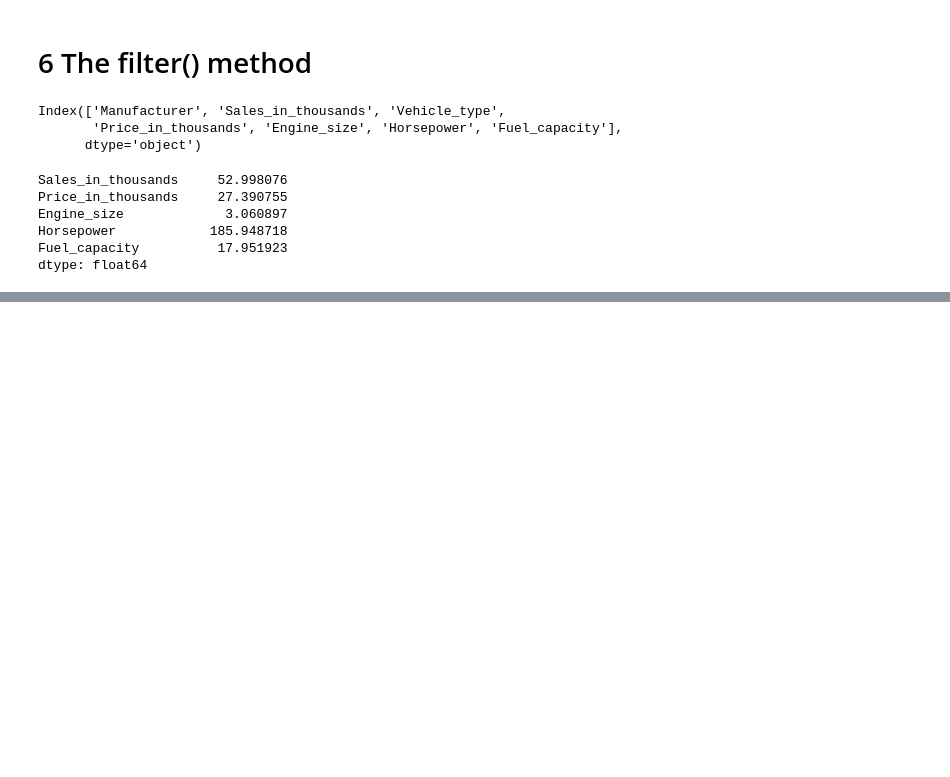
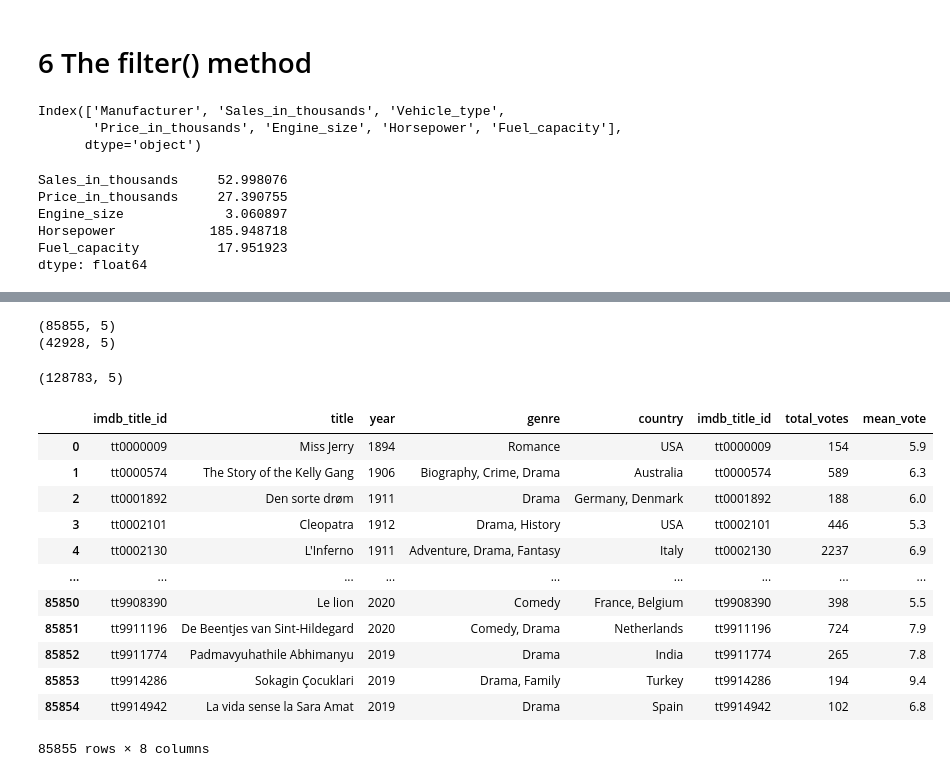
Before and after one commit to claudiahW/fcc_data_science, a Jupyter notebook: groupby.ipynb, the cells around one changed output, grey strips where cells are left out. Saved outputs shown, nothing was run; the diff lists cells and outputs as text; code cells hidden in the pictures; blank space fills up the shorter version.

```diff
--- a/groupby.ipynb
+++ b/groupby.ipynb
@@ -400,0 +420,3 @@ dtype: float64
+# %%
+df_movies = pd.read_csv(r"C:\Users\user\Downloads\IMDb movies.csv\IMDb movies.csv", low_memory=False)
+df_ratings = pd.read_csv(r'C:\Users\user\Downloads\IMDb ratings.csv\IMDb ratings.csv')
@@ -400,0 +444,5 @@ dtype: float64
+# %%
+# selecting columns
+df_movies = df_movies[['imdb_title_id', 'title', 'year', 'genre', 'country']]
+
+df_ratings = df_ratings[['imdb_title_id', 'total_votes', 'mean_vote']]
@@ -400,0 +469,7 @@ dtype: float64
+# %%
+# shape of dataframes that we'll concatenate
+print(df_movies.shape)
+print(df_movies_sample.shape)
+# %% [output]
+(85855, 5)
+(42928, 5)
@@ -400,0 +479,21 @@ dtype: float64
+# %%
+# shape
+df_concat_vertically.shape
+# %% [output]
+(128783, 5)
+# %%
+pd.concat([df_movies,df_ratings], axis=1)
+# %% [output]
+|  | imdb_title_id | title | year | genre | country | imdb_title_id | total_votes | mean_vote |
+| 0 | tt0000009 | Miss Jerry | 1894 | Romance | USA | tt0000009 | 154 | 5.9 |
+| 1 | tt0000574 | The Story of the Kelly Gang | 1906 | Biography, Crime, Drama | Australia | tt0000574 | 589 | 6.3 |
+| 2 | tt0001892 | Den sorte drøm | 1911 | Drama | Germany, Denmark | tt0001892 | 188 | 6.0 |
+| 3 | tt0002101 | Cleopatra | 1912 | Drama, History | USA | tt0002101 | 446 | 5.3 |
+| 4 | tt0002130 | L'Inferno | 1911 | Adventure, Drama, Fantasy | Italy | tt0002130 | 2237 | 6.9 |
+| ... | ... | ... | ... | ... | ... | ... | ... | ... |
+| 85850 | tt9908390 | Le lion | 2020 | Comedy | France, Belgium | tt9908390 | 398 | 5.5 |
+| 85851 | tt9911196 | De Beentjes van Sint-Hildegard | 2020 | Comedy, Drama | Netherlands | tt9911196 | 724 | 7.9 |
+| 85852 | tt9911774 | Padmavyuhathile Abhimanyu | 2019 | Drama | India | tt9911774 | 265 | 7.8 |
+| 85853 | tt9914286 | Sokagin Çocuklari | 2019 | Drama, Family | Turkey | tt9914286 | 194 | 9.4 |
+| 85854 | tt9914942 | La vida sense la Sara Amat | 2019 | Drama | Spain | tt9914942 | 102 | 6.8 |
+85855 rows × 8 columns
```
Also changed, not shown: parts of 29 cells of this notebook, 1 other file.
